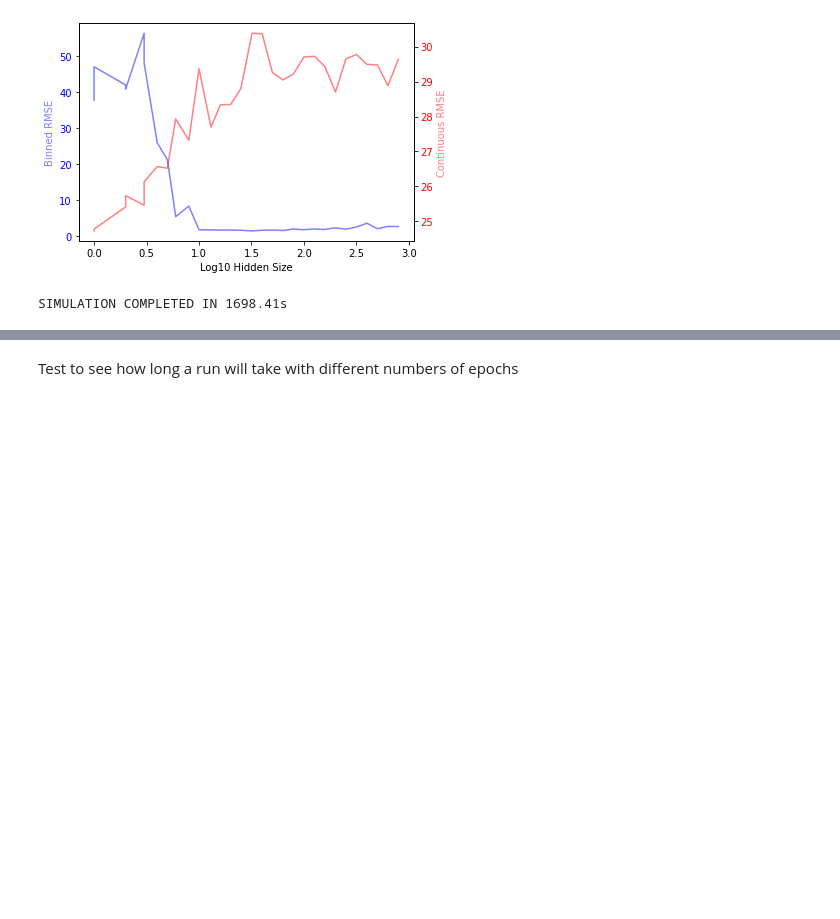
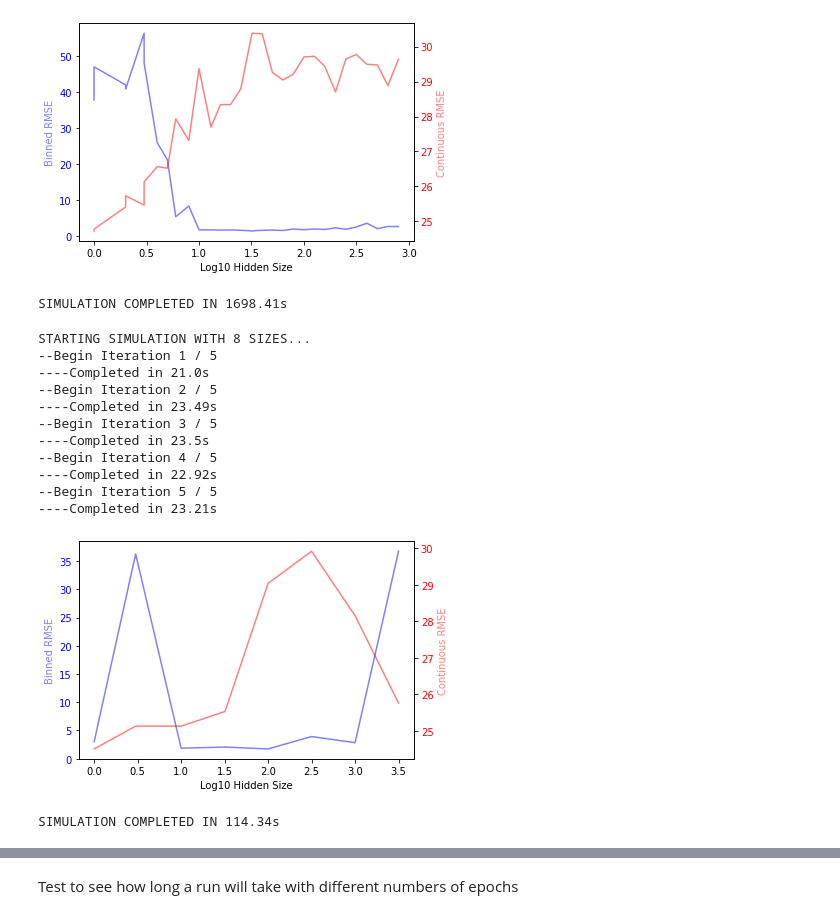
Before and after one commit to bcnalley/STAT-6810, a Jupyter notebook: final_project_code.ipynb, the cells around one changed output, grey strips where cells are left out. Drawn from its saved outputs; the diff is of its cells as text; code cells hidden in the pictures; blank space fills up the shorter version.

Commit message:
Sim with fewer runs, tried to add hlines to plot

```diff
--- a/final_project_code.ipynb
+++ b/final_project_code.ipynb
@@ -291,3 +293,20 @@ STARTING SIMULATION WITH 30 SIZES...
 ----Completed in 33.99s
 [figure]
 SIMULATION COMPLETED IN 1698.41s
+# %%
+hidden = [round(10**x) for x in np.arange(0, 4, 0.5)]
+run_simulation(MC = 5, hidden_sizes = hidden, epochs=50)
+# %% [output]
+STARTING SIMULATION WITH 8 SIZES...
+--Begin Iteration 1 / 5
+----Completed in 21.0s
+--Begin Iteration 2 / 5
+----Completed in 23.49s
+--Begin Iteration 3 / 5
+----Completed in 23.5s
+--Begin Iteration 4 / 5
+----Completed in 22.92s
+--Begin Iteration 5 / 5
+----Completed in 23.21s
+[figure, added]
+SIMULATION COMPLETED IN 114.34s
```
Also changed, not shown: parts of 3 cells of this notebook.
